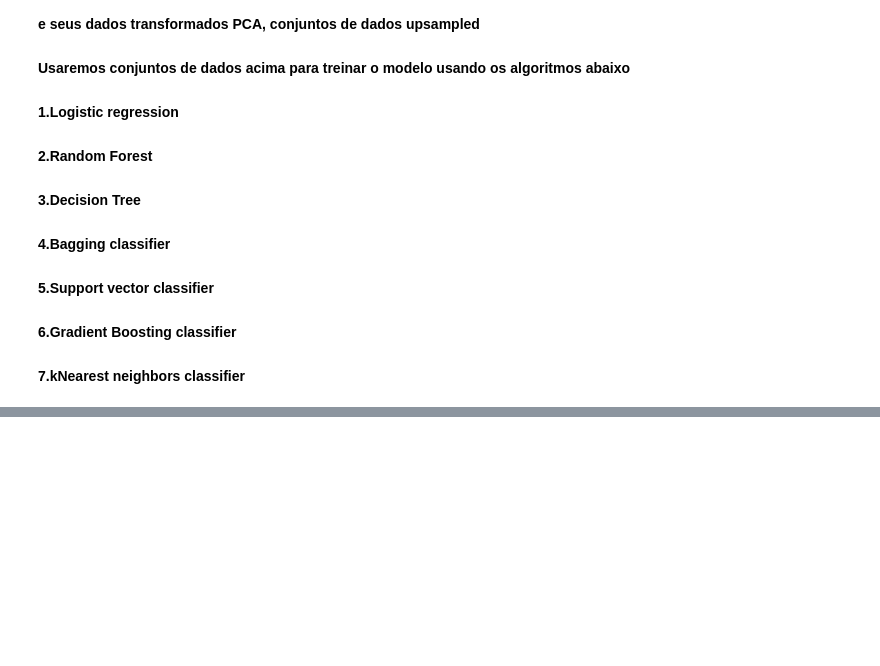
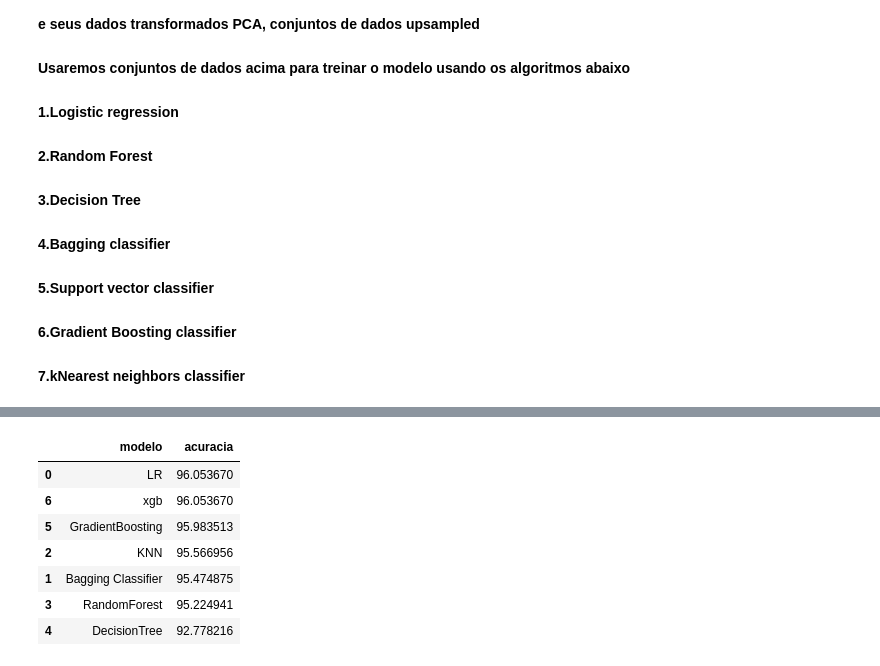
Before and after one commit to leandrofusco/Santander_Customer_Satisfaction, a Jupyter notebook: Projeto_Santander.ipynb, the cells around one changed output, grey strips where cells are left out. Drawn from its saved outputs; the diff is of its cells as text; code cells hidden in the pictures; blank space fills up the shorter version.

```diff
--- a/Projeto_Santander.ipynb
+++ b/Projeto_Santander.ipynb
@@ -738,0 +775,12 @@ xgb Acurácia nos Dados de Teste: 96.049%
+# %%
+info_df_pca = pd.read_csv('acuracia_modelos_pca', names=['modelo','acuracia'], header=0)
+info_df_pca.sort_values(by='acuracia', ascending=False)
+# %% [output]
+|  | modelo | acuracia |
+| 0 | LR | 96.053670 |
+| 6 | xgb | 96.053670 |
+| 5 | GradientBoosting | 95.983513 |
+| 2 | KNN | 95.566956 |
+| 1 | Bagging Classifier | 95.474875 |
+| 3 | RandomForest | 95.224941 |
+| 4 | DecisionTree | 92.778216 |
```
Also changed, not shown: parts of 14 cells of this notebook.
